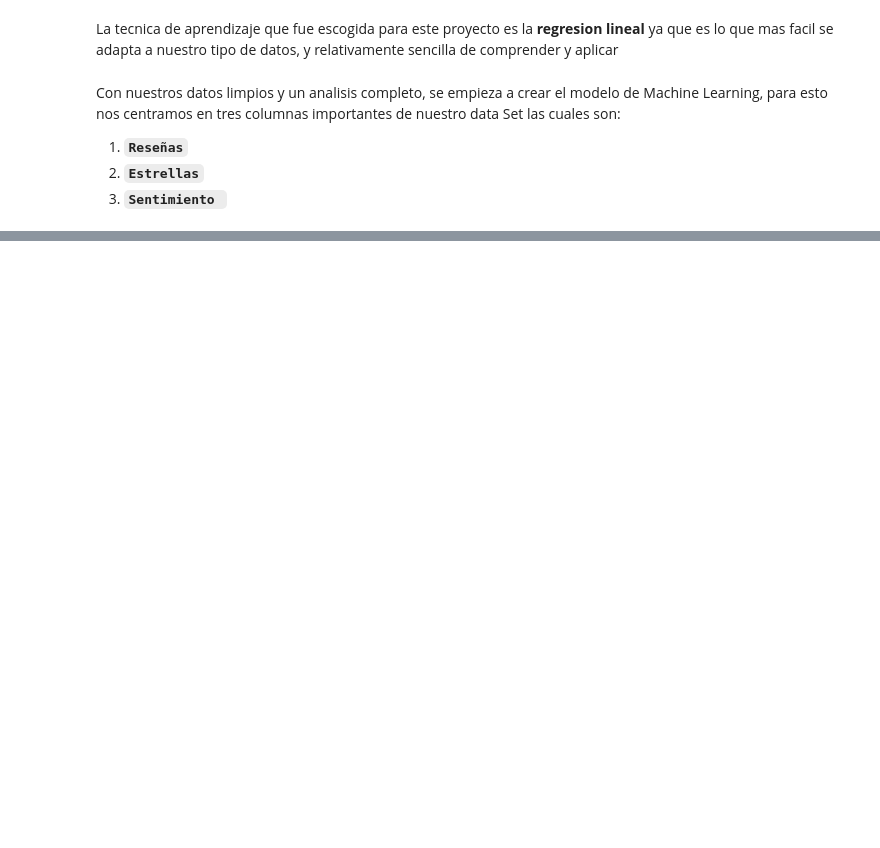
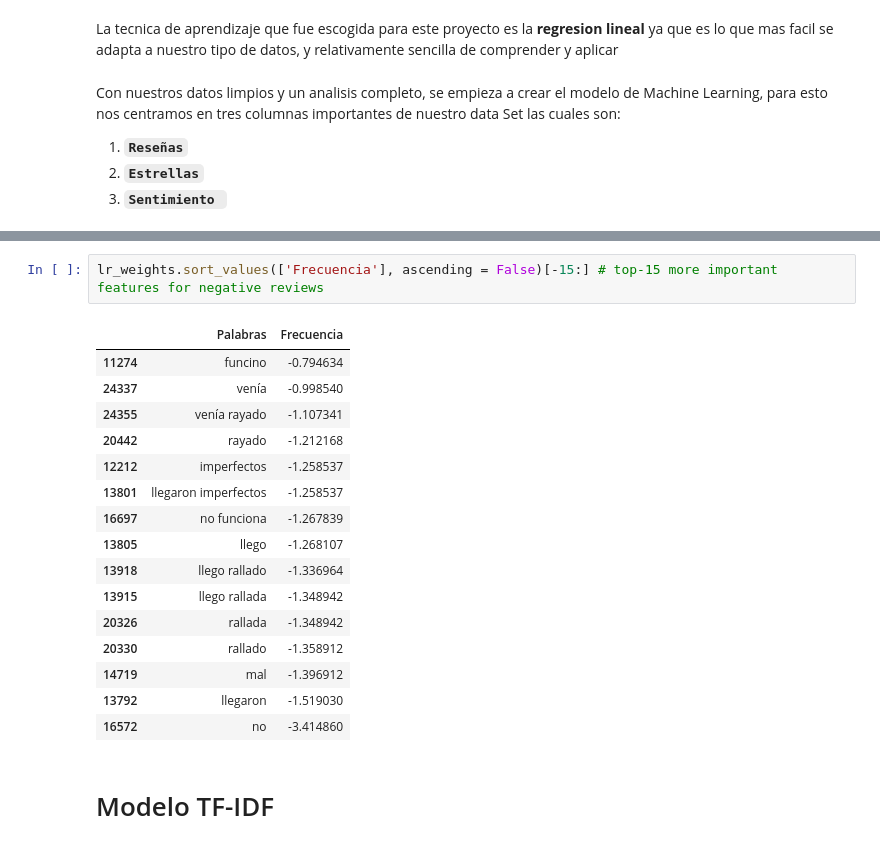
Before and after one commit to kevincarrenot/ProyectoIntegrador2020-2, a Jupyter notebook: ProyectoLinio.ipynb, the cells around one changed output, grey strips where cells are left out. Drawn from its saved outputs; the diff is of its cells as text; blank space fills up the shorter version.

```diff
--- a/ProyectoLinio.ipynb
+++ b/ProyectoLinio.ipynb
@@ -609,0 +666,21 @@ Para verificar que nuestro modelo funciona correctamente, recopilaremos informac
+# %%
+lr_weights.sort_values(['Frecuencia'], ascending = False)[-15:] # top-15 more important features for negative reviews
+# %% [output]
+|  | Palabras | Frecuencia |
+| 11274 | funcino | -0.794634 |
+| 24337 | venía | -0.998540 |
+| 24355 | venía rayado | -1.107341 |
+| 20442 | rayado | -1.212168 |
+| 12212 | imperfectos | -1.258537 |
+| 13801 | llegaron imperfectos | -1.258537 |
+| 16697 | no funciona | -1.267839 |
+| 13805 | llego | -1.268107 |
+| 13918 | llego rallado | -1.336964 |
+| 13915 | llego rallada | -1.348942 |
+| 20326 | rallada | -1.348942 |
+| 20330 | rallado | -1.358912 |
+| 14719 | mal | -1.396912 |
+| 13792 | llegaron | -1.519030 |
+| 16572 | no | -3.414860 |
+# %% [markdown]
+# Modelo TF-IDF
```
Also changed, not shown: parts of 44 cells of this notebook.
